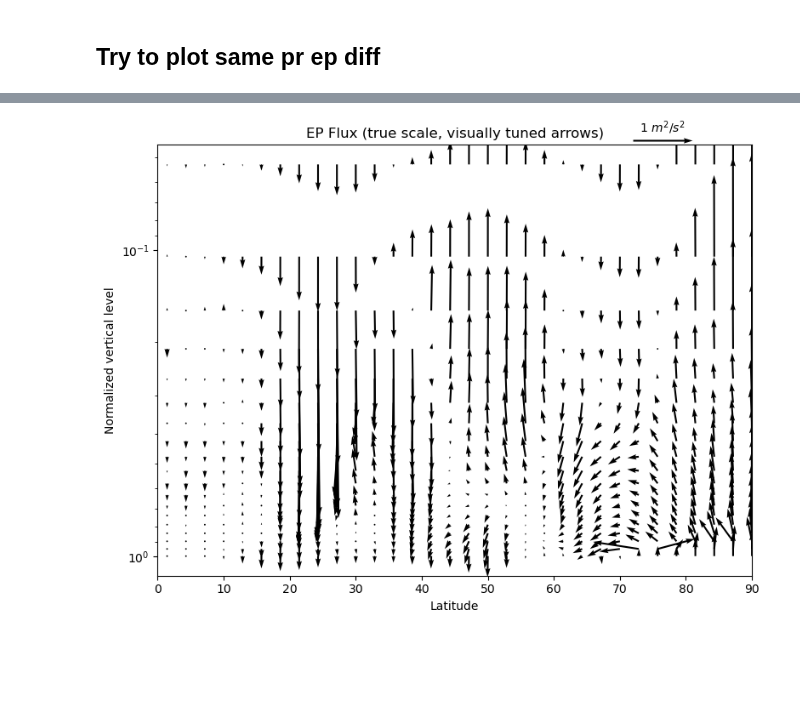
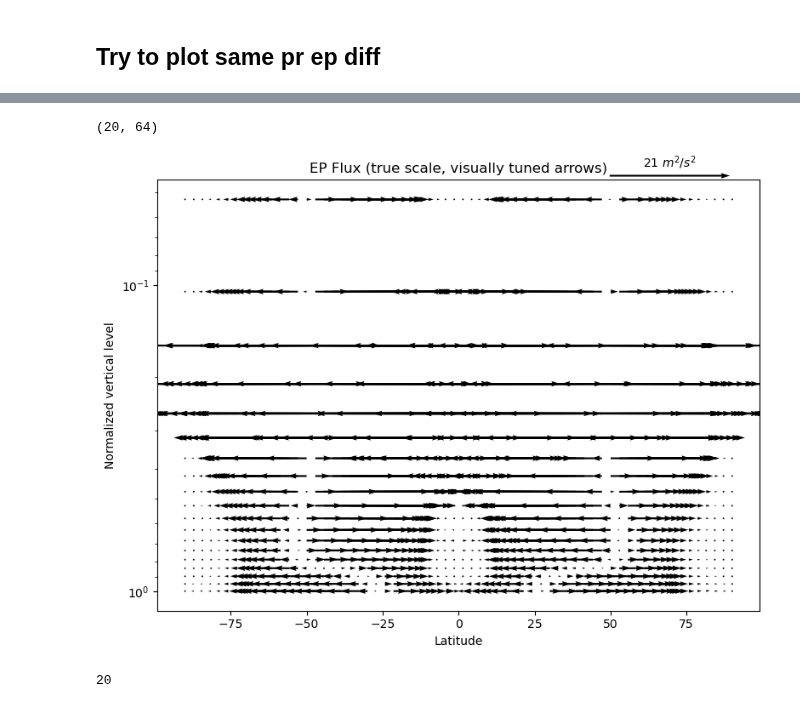
Before and after one commit to PeterChang1023/Moist_Dycore, a Jupyter notebook: EP_flux.ipynb, the cells around one changed output, grey strips where cells are left out. Drawn from its saved outputs; the diff is of its cells as text; code cells hidden in the pictures; blank space fills up the shorter version.

Commit message:
EP flux all day composite done!

```diff
--- a/EP_flux.ipynb
+++ b/EP_flux.ipynb
@@ -263,9 +263,11 @@ t.shape
 import sys
 sys.path.append("/data92/PeterChang/back_to_master1220/Moist_Dycore/EPflux_Jucker2020/")
 import aostools_functions as ac
+lat = np.linspace(90,-90,64)
+
 # print(z.shape)
-start_idx = 5000
-end_idx   = 7000
+start_idx = 50000
+end_idx   = 70000
 
 p_1d = p[start_idx:end_idx].mean(axis=(0,2,3))
 print(p_1d.shape)
@@ -923,0 +986,11 @@ ep2_diff.values.max()
+# %%
+# 建立 Dataset，f1, f2 已經是 DataArray，不需再指定 shape
+ds_out = xr.Dataset({
+    "f1": f1,
+    "f2": f2
+})
+
+# 儲存為 .nc 檔案（建議使用 .nc 而非 .h5，與 xarray 相容性較佳）
+save_path = os.path.join(save_dir, f"ep_flux_PR{PR}.h5")
+ds_out.to_netcdf(save_path)
+print(f"✓ Saved to {save_path}")
@@ -1609,7 +1776,7 @@ Saving composite diff to /data92/PeterChang/back_to_master1220/Moist_Dycore/same
 # %% [markdown]
 ## Try to plot same pr ep diff
 # %%
-def load_ep_flux_data(pr, save_dir):
+def load_ep_flux_data_same_pr(pr, save_dir):
     with h5py.File(os.path.join(save_dir, f"same_pr_ep_diff_PR{pr}.nc"), "r") as f:
         print(f.keys())
         Fj = f[f"EP_p_diff_PR{pr}"][:]  # (time, level, lat)
@@ -1618,7 +1785,8 @@ def load_ep_flux_data(pr, save_dir):
 # %%
 def load_ep_flux_data(pr, save_dir):
     with h5py.File(os.path.join(save_dir, f"ep_flux_PR{pr}.h5"), "r") as f:
-        Fj = f["Fj"][:]  # (time, level, lat)
-        Fk = f["Fk"][:]
+        print(f.keys())
+        Fj = f["f1"][:]  # (time, level, lat)
+        Fk = f["f2"][:]
     return Fj, Fk
 # %%
@@ -1744,41 +1933,49 @@ plt.show()
+# %%
+Fj_pr0.shape
+# %% [output]
+(20, 64)
 # %%
 # 1. 根據 EP flux 的 magnitude 決定箭頭代表的單位
-magnitude = np.sqrt((Fj_pr0)**2 + (Fk_pr0)**2)
+magnitude = np.sqrt((Fj_pr50[::, ::].mean(axis=0))**2 + (Fk_pr50[::, ::].mean(axis=0))**2)
 ref_arrow_size = np.nanpercentile(magnitude, 90)  # 第90百分位箭頭作為參考箭頭
 
 # 2. quiver scale 控制「箭頭畫多長」
-quiver_scale = 10 * ref_arrow_size  # 調這個會改箭頭長度（越大箭越短）
+quiver_scale = 5 * ref_arrow_size  # 調這個會改箭頭長度（越大箭越短）
 
 # 3. Plot
 y = np.linspace(-90,90,64)
 z_nor = np.linspace(0,1,20)
 yy, zz = np.meshgrid(y, z_nor)
 
 fig, ax = plt.subplots(1, figsize=(8, 6), dpi=100)
 wind_plt = ax.quiver(
     yy[::, ::], zz[::, ::],
-    Fj_pr0[::, ::], -(Fk_pr0)[::, ::],
+    Fj_pr50[::, ::].mean(axis=0), (Fk_pr50)[::, ::].mean(axis=0),
     color="black", width=3e-3, scale=quiver_scale
 )
 
 # 4. Quiver key，只是圖例，不改數值
 ax.quiverkey(
     wind_plt, X=0.85, Y=1.01,
     U=ref_arrow_size,
     label=f"{ref_arrow_size:.0f} $m^2/s^2$",
     labelpos='N', labelsep=0.05, color='black'
 )
 
 ax.set_yscale("log")
 plt.gca().invert_yaxis()
-ax.set_xlim([0, 90])
+# ax.set_xlim([0, 90])
 ax.set_xlabel("Latitude")
 ax.set_ylabel("Normalized vertical level")
 plt.title("EP Flux (true scale, visually tuned arrows)")
 plt.tight_layout()
 plt.show()
 # %% [output]
-[figure, old version]
+[figure, new version]
+# %%
+Fj_pr0.shape[-2]
+# %% [output]
+20
 # %%
 # fig,ax = plt.subplots()
 # set_size(5.2,5.2,ax)
```
Also changed, not shown: parts of 26 cells of this notebook.
